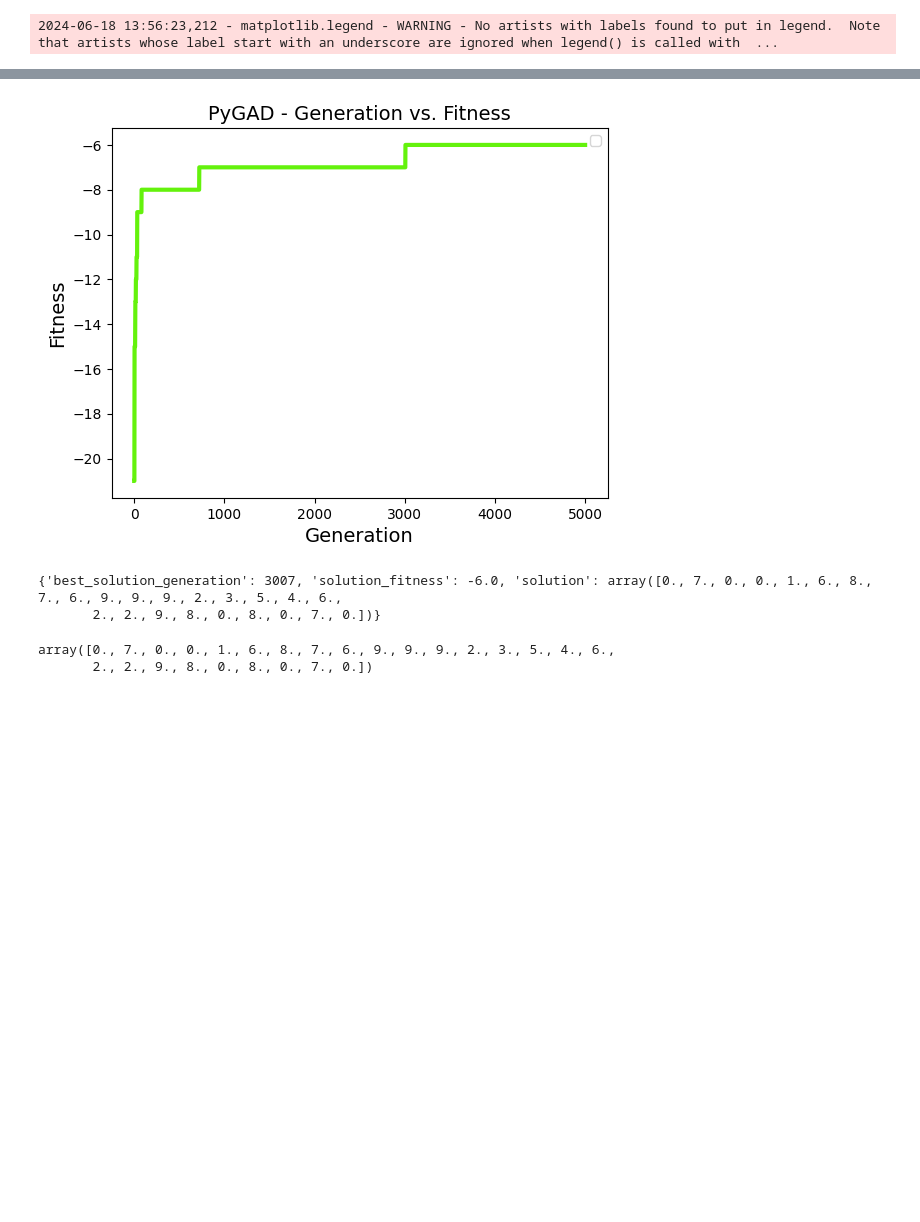
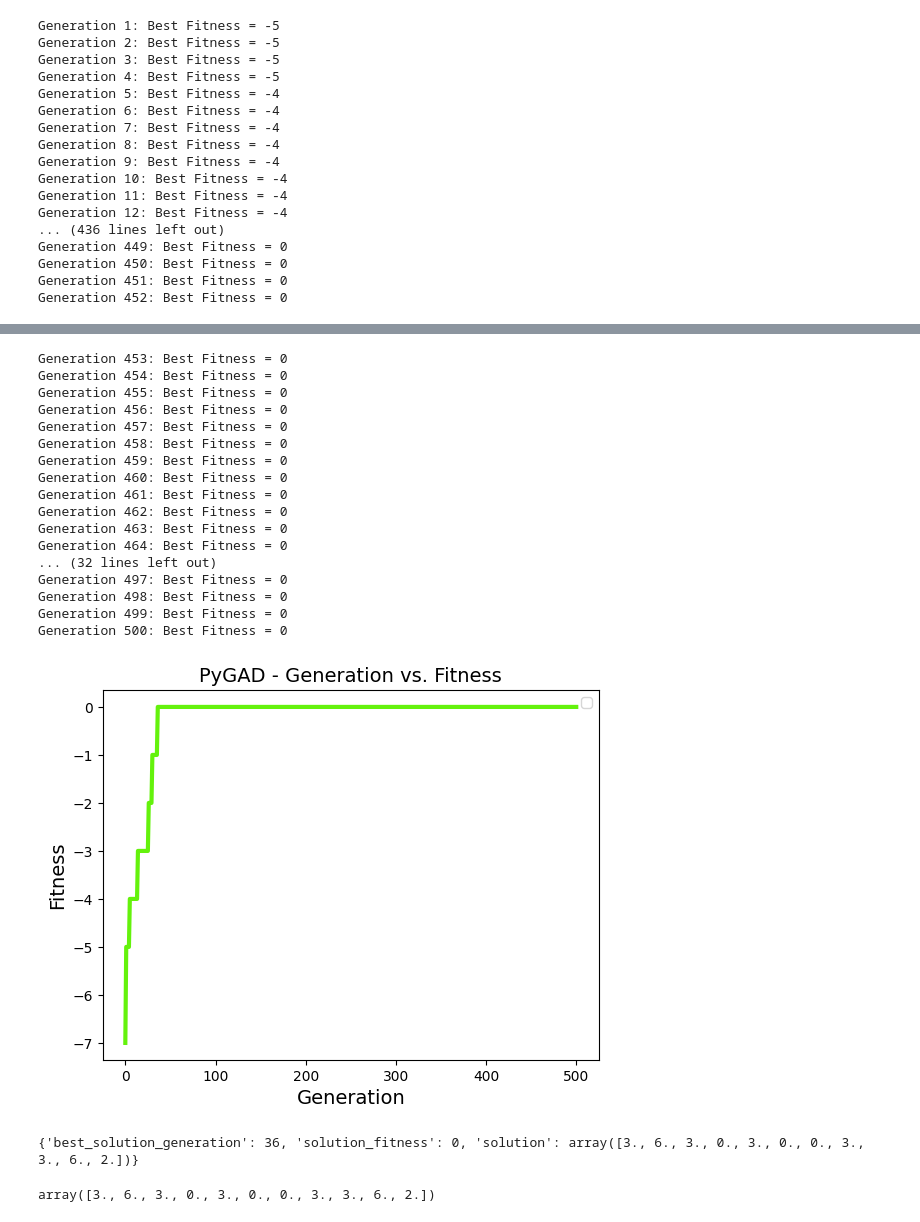
Before and after one commit to oskargawr/nonograms, a Jupyter notebook: solver.ipynb, the cells around one changed output, grey strips where cells are left out. Saved outputs shown, nothing was run; the diff lists cells and outputs as text; code cells hidden in the pictures; blank space fills up the shorter version.

```diff
--- a/solver.ipynb
+++ b/solver.ipynb
@@ -58,17 +58,33 @@ non_duck = Nonogram(
 #     [[10], [3, 3], [2, 1, 1, 2], [1, 1, 1, 1], [1, 1], [1, 1, 1, 1], [1, 4, 1], [2, 2, 2], [3, 3], [10]],
 # )
 # %%
-# num_generations = 5000
-# sol_per_pop = 200
-# mutation_percent_genes = 12
-# num_parents_mating = 100
+num_generations = 500
+sol_per_pop = 200
+mutation_percent_genes = 12
+num_parents_mating = 100
 # %%
-# res = non_duck.runGA(
-#     "best_fit",
-#     num_generations,
-#     sol_per_pop,
-#     mutation_percent_genes,
-#     num_parents_mating,
-# )
+res = non_duck.runGA(
+    "best_fit",
+    num_generations,
+    sol_per_pop,
+    mutation_percent_genes,
+    num_parents_mating,
+)
 # %% [output]
-2024-06-18 13:56:23,212 - matplotlib.legend - WARNING - No artists with labels found to put in legend.  Note that artists whose label start with an underscore are ignored when legend() is called with  ...
+Generation 1: Best Fitness = -5
+Generation 2: Best Fitness = -5
+Generation 3: Best Fitness = -5
+Generation 4: Best Fitness = -5
+Generation 5: Best Fitness = -4
+Generation 6: Best Fitness = -4
+Generation 7: Best Fitness = -4
+Generation 8: Best Fitness = -4
+Generation 9: Best Fitness = -4
+Generation 10: Best Fitness = -4
+Generation 11: Best Fitness = -4
+Generation 12: Best Fitness = -4
+... (436 lines left out)
+Generation 449: Best Fitness = 0
+Generation 450: Best Fitness = 0
+Generation 451: Best Fitness = 0
+Generation 452: Best Fitness = 0
@@ -75,9 +92,25 @@ non_duck = Nonogram(
+Generation 453: Best Fitness = 0
+Generation 454: Best Fitness = 0
+Generation 455: Best Fitness = 0
+Generation 456: Best Fitness = 0
+Generation 457: Best Fitness = 0
+Generation 458: Best Fitness = 0
+Generation 459: Best Fitness = 0
+Generation 460: Best Fitness = 0
+Generation 461: Best Fitness = 0
+Generation 462: Best Fitness = 0
+Generation 463: Best Fitness = 0
+Generation 464: Best Fitness = 0
+... (32 lines left out)
+Generation 497: Best Fitness = 0
+Generation 498: Best Fitness = 0
+Generation 499: Best Fitness = 0
+Generation 500: Best Fitness = 0
-[figure, old version]
+[figure, new version]
 # %%
 print(res)
 # %% [output]
-{'best_solution_generation': 3007, 'solution_fitness': -6.0, 'solution': array([0., 7., 0., 0., 1., 6., 8., 7., 6., 9., 9., 9., 2., 3., 5., 4., 6.,
-       2., 2., 9., 8., 0., 8., 0., 7., 0.])}
+{'best_solution_generation': 36, 'solution_fitness': 0, 'solution': array([3., 6., 3., 0., 3., 0., 0., 3., 3., 6., 2.])}
 # %%
 def plot_results(results):
     plt.figure(figsize=(14, 7))
@@ -99,7 +132,6 @@ def visualize_solution(solution, columns, rows):
 # %%
 res["solution"]
 # %% [output]
-array([0., 7., 0., 0., 1., 6., 8., 7., 6., 9., 9., 9., 2., 3., 5., 4., 6.,
-       2., 2., 9., 8., 0., 8., 0., 7., 0.])
+array([3., 6., 3., 0., 3., 0., 0., 3., 3., 6., 2.])
 # %%
 solution_vector = non_duck.vector_to_binary_grid(res["solution"], non_duck.rows, non_duck.columns)
```
Also changed, not shown: parts of 9 cells of this notebook, 3 other files.
